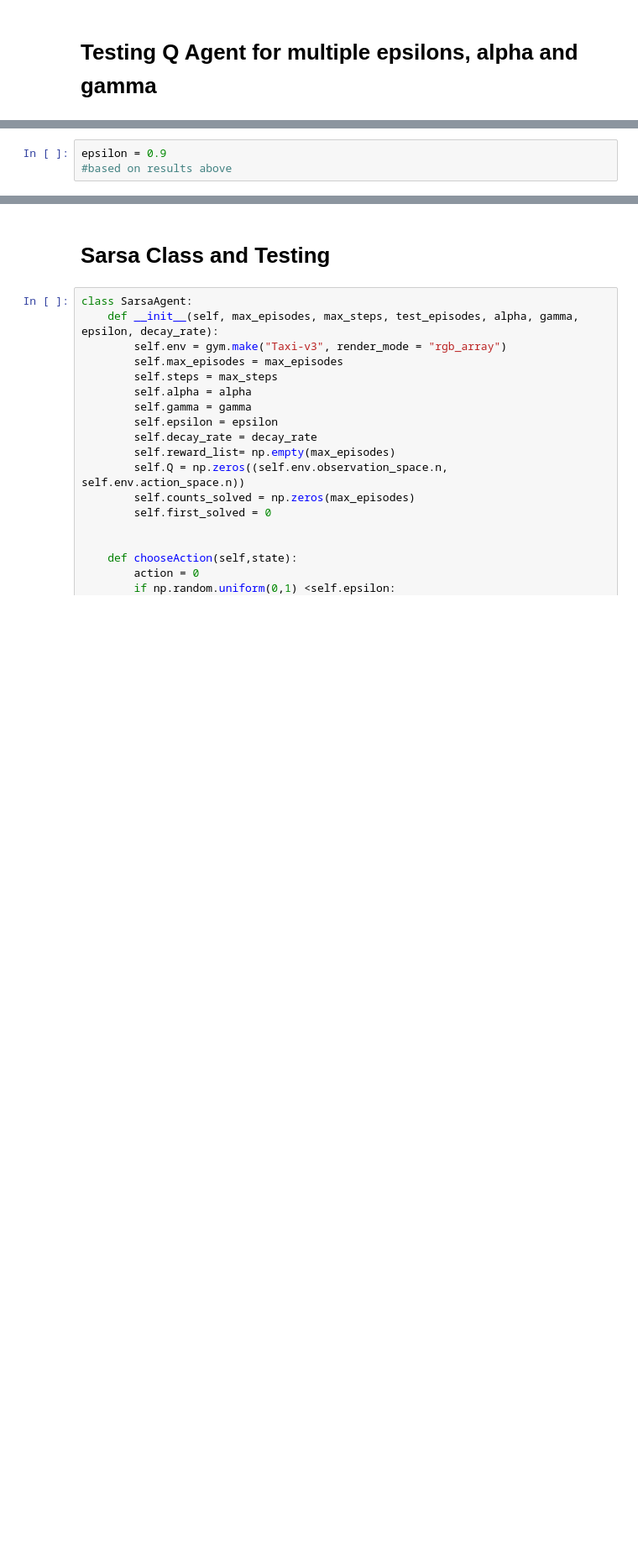
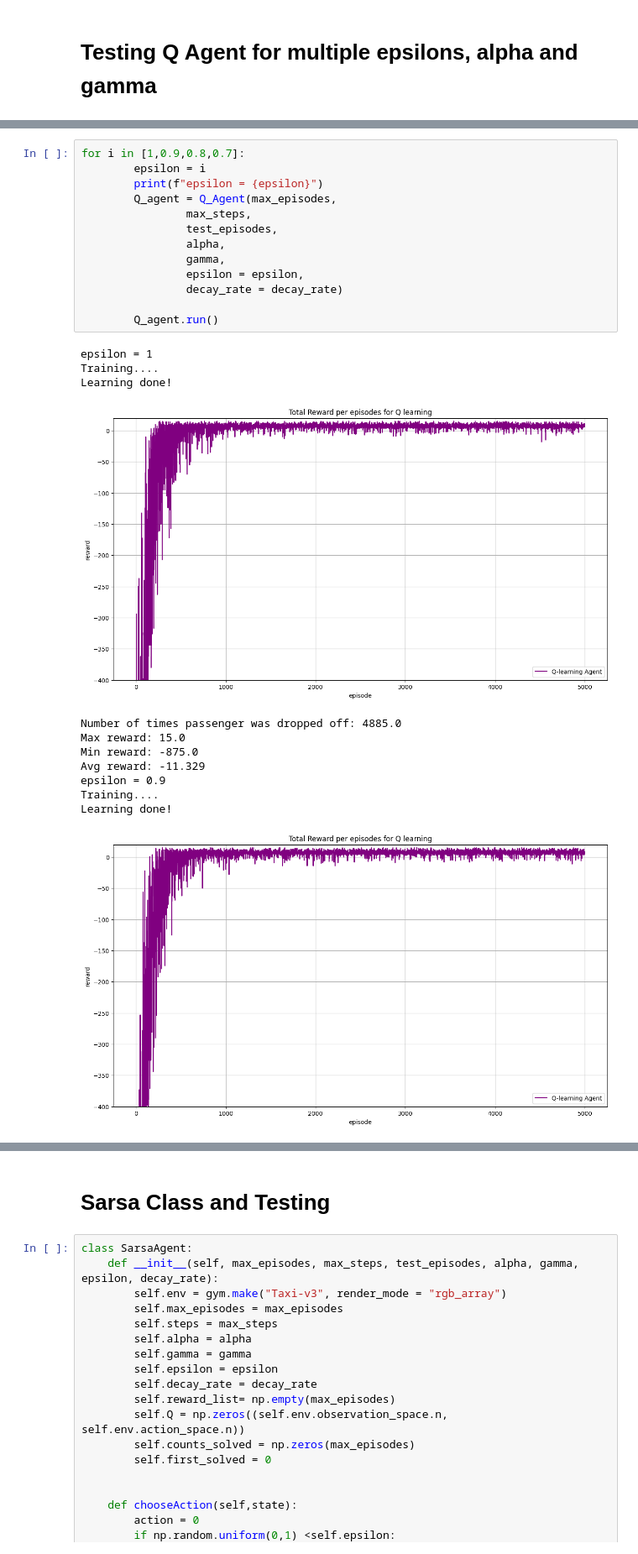
Before and after one commit to Zeid-Hazboun/openAI-taxi-RL, a Jupyter notebook: taxi.ipynb, the cells around one changed output, grey strips where cells are left out. Shown at 84% size. Saved outputs shown, nothing was run; the diff lists cells and outputs as text; blank space fills up the shorter version.

```diff
--- a/taxi.ipynb
+++ b/taxi.ipynb
@@ -221,3 +173,26 @@ Avg reward: -21.1878
-# %%
-epsilon = 0.9
-#based on results above
+# %%
+for i in [1,0.9,0.8,0.7]:
+        epsilon = i
+        print(f"epsilon = {epsilon}")
+        Q_agent = Q_Agent(max_episodes,
+                max_steps,
+                test_episodes,
+                alpha,
+                gamma,
+                epsilon = epsilon,
+                decay_rate = decay_rate)
+
+        Q_agent.run()
+# %% [output]
+epsilon = 1
+Training....
+Learning done!
+[figure, added]
+Number of times passenger was dropped off: 4885.0
+Max reward: 15.0
+Min reward: -875.0
+Avg reward: -11.329
+epsilon = 0.9
+Training....
+Learning done!
+[figure, added]
```
Also changed, not shown: parts of 19 cells of this notebook, 29 other files.
